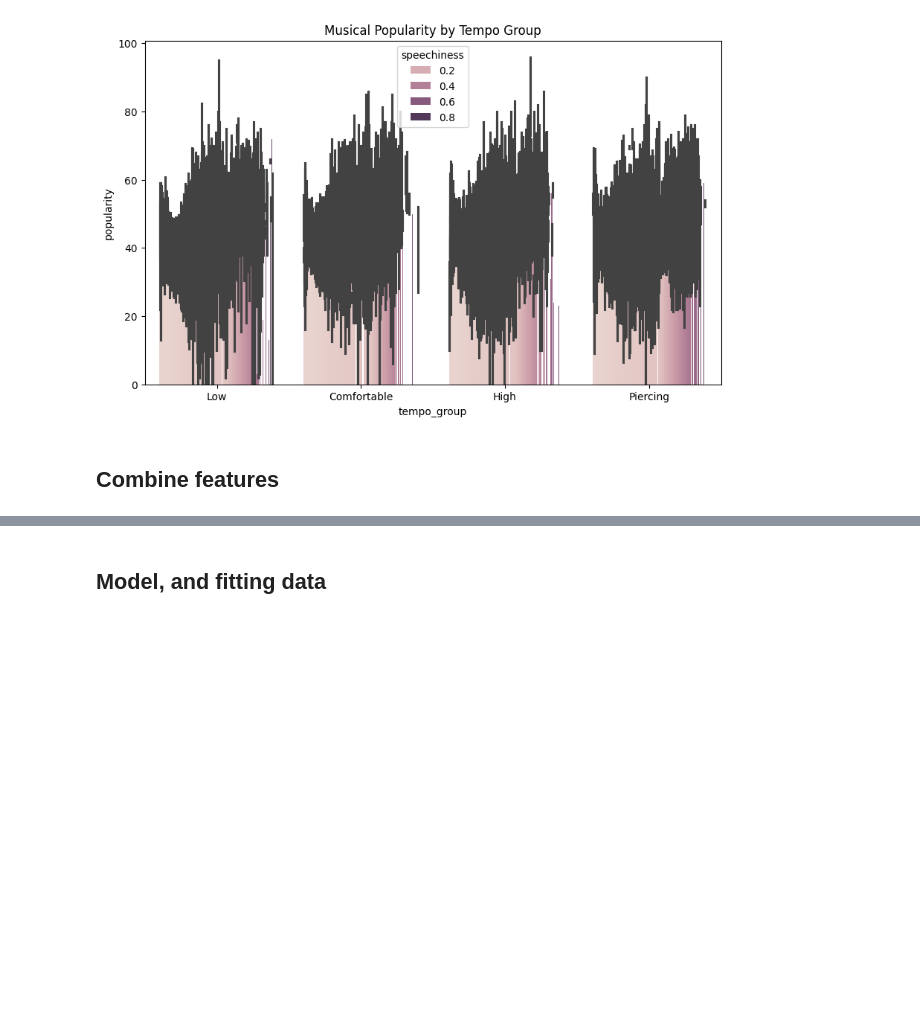
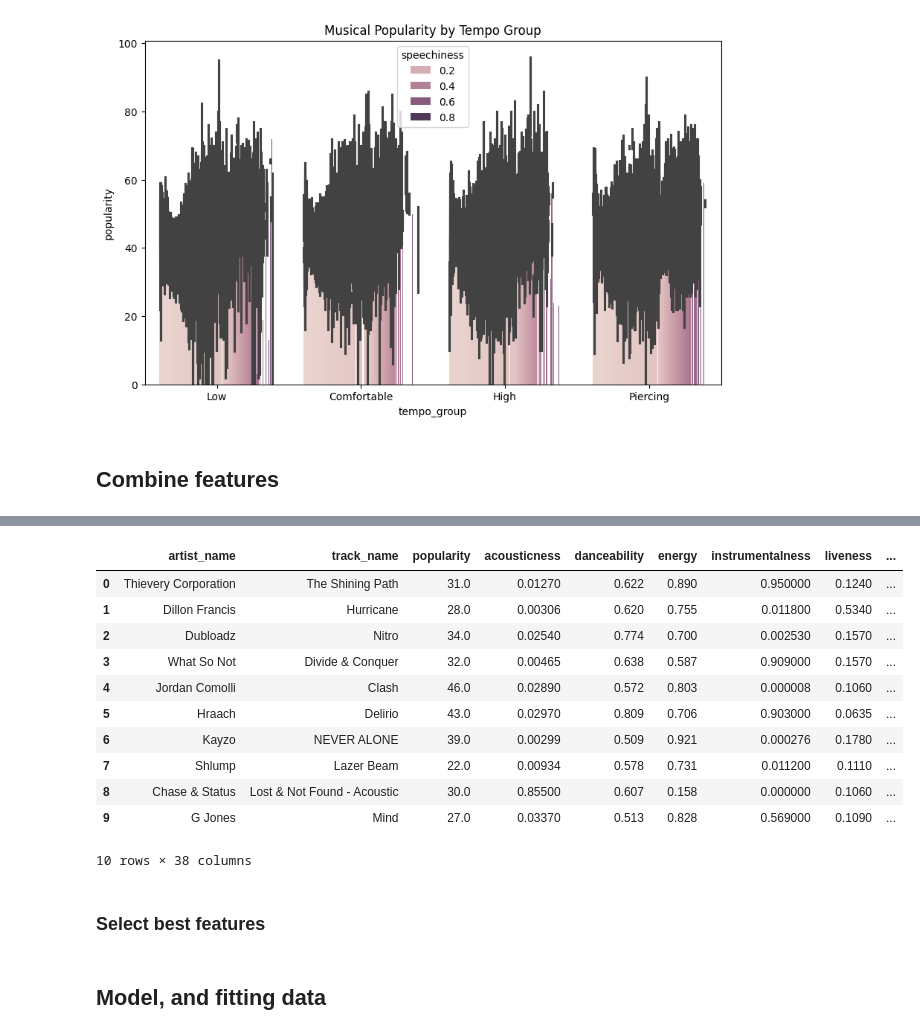
Before and after one commit to ssungan/music_ml, a Jupyter notebook: udita/recommendation_of_music.ipynb, the cells around one changed output, grey strips where cells are left out. Cells and saved outputs as stored; diff of their text form; code cells hidden in the pictures; blank space fills up the shorter version.

Commit message:
ml: data cleaned

```diff
--- a/udita/recommendation_of_music.ipynb
+++ b/udita/recommendation_of_music.ipynb
@@ -645,3 +645,25 @@ plt.show()
 ## Combine features
 # %%
 # Combine features which are highly correlated
+# %%
+# combine highly correlated features into one
+# reduce dimensionality
+
+# millisecond duration is converted to minutes, and dropped
+processed_df['duration_min'] = processed_df['duration_ms'] / 60000
+processed_df = processed_df.drop(columns=['duration_ms'])
+
+# energy and danceability are merged
+processed_df['energy_danceability'] = processed_df['energy'] * processed_df['danceability']
+
+# energy and valence are merged
+processed_df['energy_valence'] = processed_df['energy'] * processed_df['valence']
+
+# acousticness and instrumentalness are merged
+processed_df['acoustic_instrumental'] = processed_df['acousticness'] * processed_df['instrumentalness']
+
+# drop tempo, and keep the tempo_group
+processed_df = processed_df.dropna(subset=['tempo']).reset_index(drop=True)
+
+# print the latest data
+processed_df.head(10)
@@ -647,0 +683,4 @@ plt.show()
+# %%
+# drop duplicates based on track & artist name
+processed_df = processed_df.drop_duplicates(subset=['artist_name', 'track_name'], keep='last')
+print(f" Shape after dropping duplicate track and artist: {processed_df.shape}")
@@ -647,0 +704,17 @@ plt.show()
+# %%
+# drop other columns
+processed_df = processed_df.drop(columns=['instance_id', 'obtained_date'])
+processed_df.head(10)
+# %% [output]
+|  | artist_name | track_name | popularity | acousticness | danceability | energy | instrumentalness | liveness | ... |
+| 0 | Thievery Corporation | The Shining Path | 31.0 | 0.01270 | 0.622 | 0.890 | 0.950000 | 0.1240 | ... |
+| 1 | Dillon Francis | Hurricane | 28.0 | 0.00306 | 0.620 | 0.755 | 0.011800 | 0.5340 | ... |
+| 2 | Dubloadz | Nitro | 34.0 | 0.02540 | 0.774 | 0.700 | 0.002530 | 0.1570 | ... |
+| 3 | What So Not | Divide & Conquer | 32.0 | 0.00465 | 0.638 | 0.587 | 0.909000 | 0.1570 | ... |
+| 4 | Jordan Comolli | Clash | 46.0 | 0.02890 | 0.572 | 0.803 | 0.000008 | 0.1060 | ... |
+| 5 | Hraach | Delirio | 43.0 | 0.02970 | 0.809 | 0.706 | 0.903000 | 0.0635 | ... |
+| 6 | Kayzo | NEVER ALONE | 39.0 | 0.00299 | 0.509 | 0.921 | 0.000276 | 0.1780 | ... |
+| 7 | Shlump | Lazer Beam | 22.0 | 0.00934 | 0.578 | 0.731 | 0.011200 | 0.1110 | ... |
+| 8 | Chase & Status | Lost & Not Found - Acoustic | 30.0 | 0.85500 | 0.607 | 0.158 | 0.000000 | 0.1060 | ... |
+| 9 | G Jones | Mind | 27.0 | 0.03370 | 0.513 | 0.828 | 0.569000 | 0.1090 | ... |
+10 rows × 38 columns
@@ -648,3 +724,5 @@ plt.show()
+# %% [markdown]
+### Select best features
 # %% [markdown]
 ## Model, and fitting data
 # %% [markdown]
```
Also changed, not shown: parts of 5 cells of this notebook, 1 other file.
